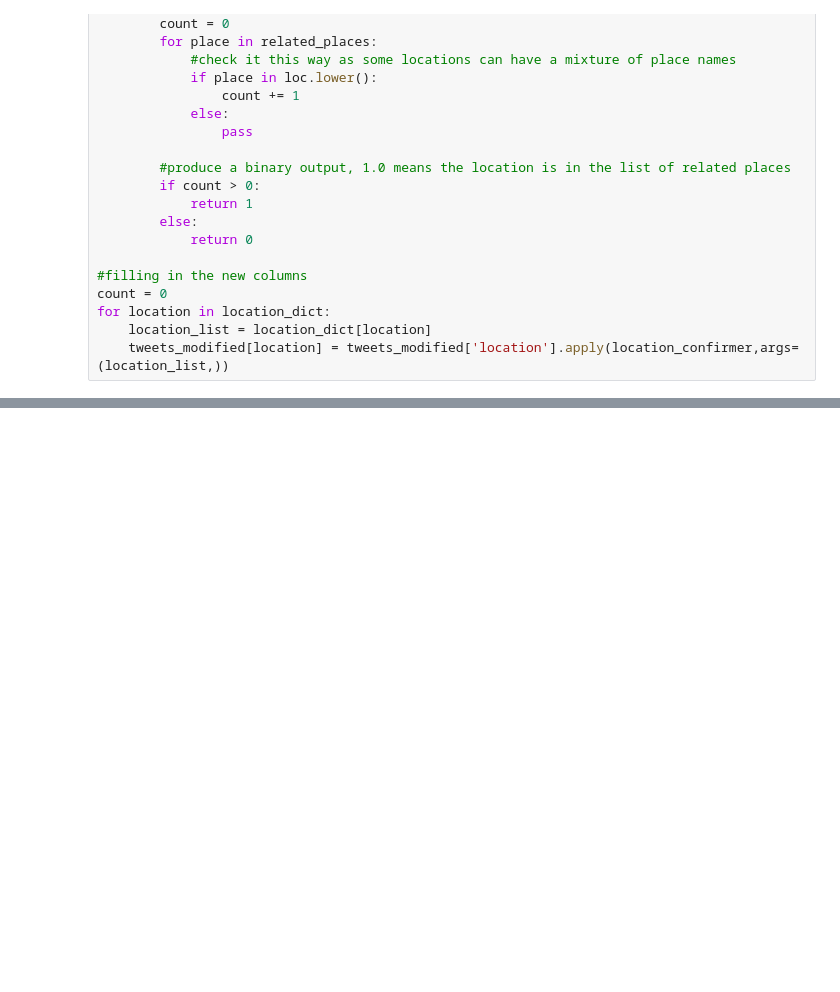
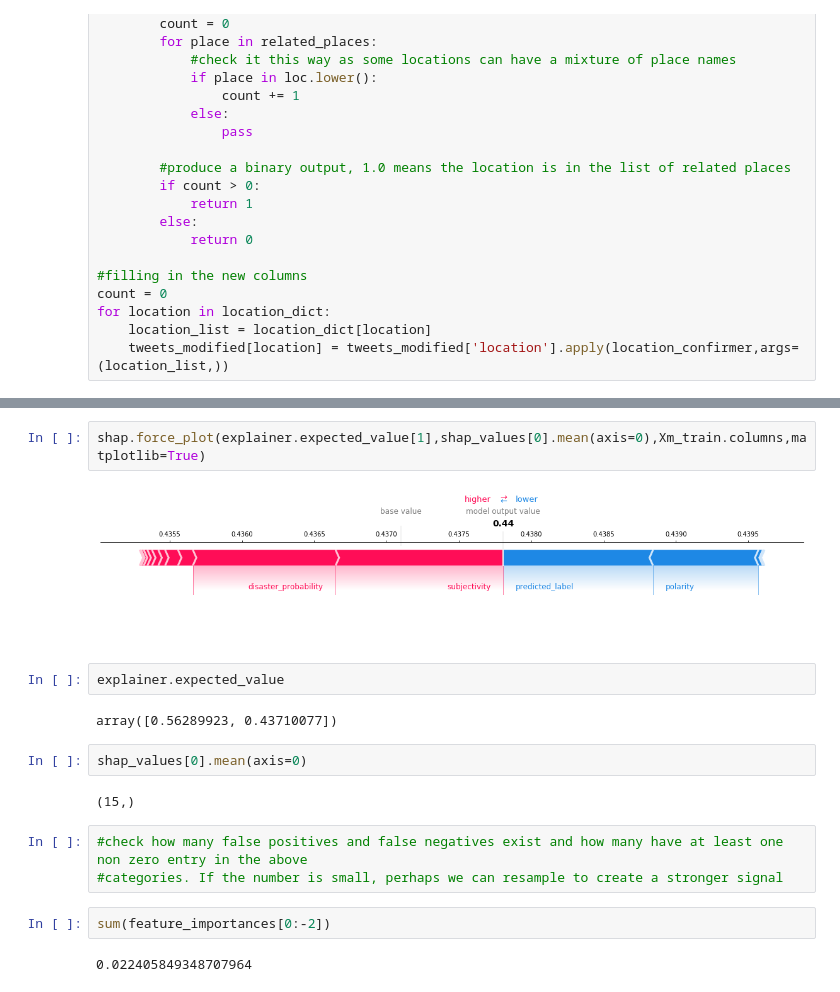
Before and after one commit to erick-hm/DisasterTweetsNLP, a Jupyter notebook: DisasterTweetsNLP_NaiveBayes.ipynb, the cells around one changed output, grey strips where cells are left out. Saved outputs shown, nothing was run; the diff lists cells and outputs as text; blank space fills up the shorter version.

```diff
--- a/DisasterTweetsNLP_NaiveBayes.ipynb
+++ b/DisasterTweetsNLP_NaiveBayes.ipynb
@@ -772,0 +1033,19 @@ tweets_modified[tweets_modified['major_cities']==1.0]
+# %%
+shap.force_plot(explainer.expected_value[1],shap_values[0].mean(axis=0),Xm_train.columns,matplotlib=True)
+# %% [output]
+[figure, added]
+# %%
+explainer.expected_value
+# %% [output]
+array([0.56289923, 0.43710077])
+# %%
+shap_values[0].mean(axis=0)
+# %% [output]
+(15,)
+# %%
+#check how many false positives and false negatives exist and how many have at least one non zero entry in the above
+#categories. If the number is small, perhaps we can resample to create a stronger signal
+# %%
+sum(feature_importances[0:-2])
+# %% [output]
+0.022405849348707964
```
Also changed, not shown: parts of 49 cells of this notebook.
